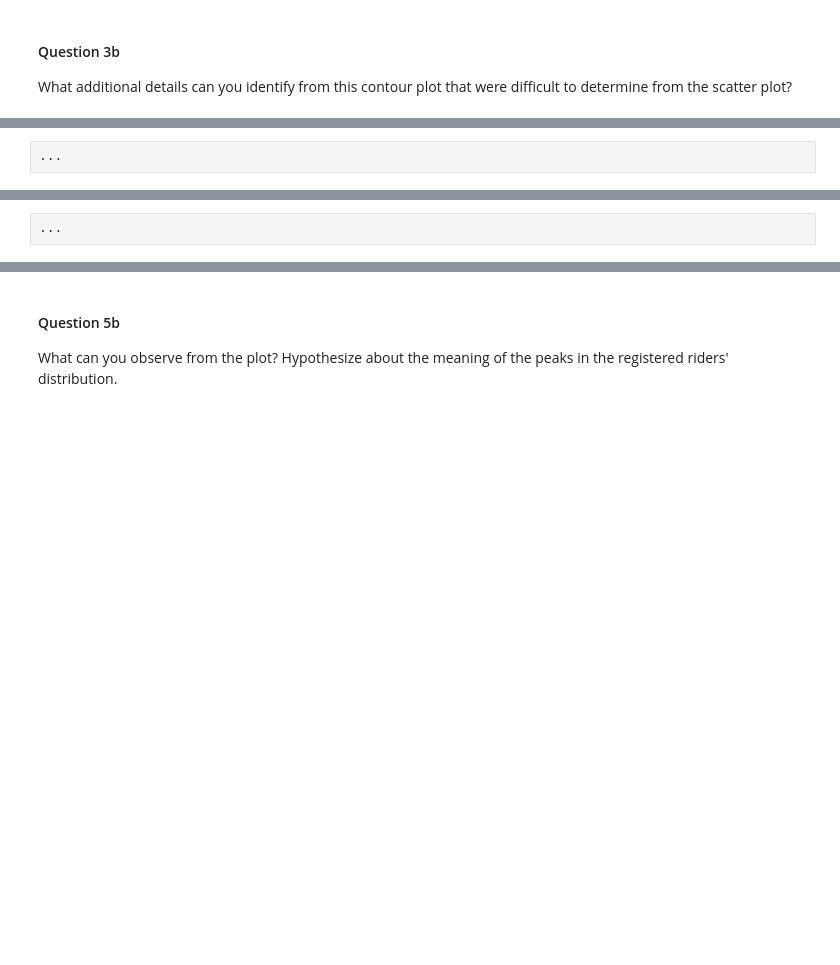
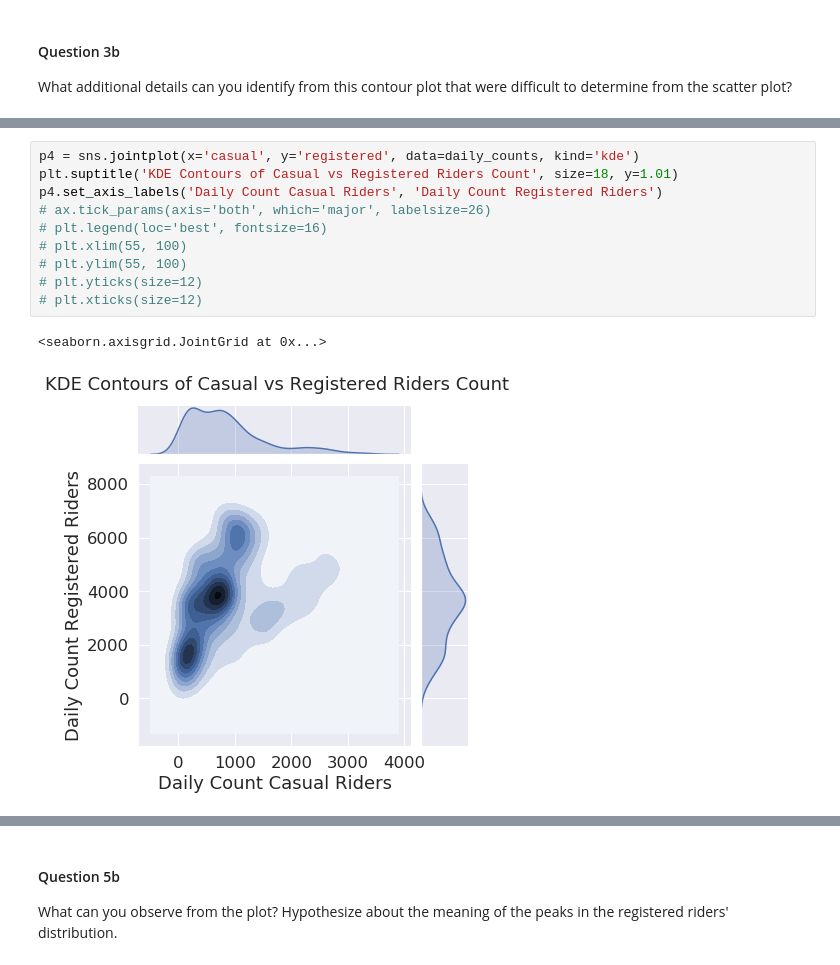
Before and after one commit to zhugeyicixin/DataSci200, a Jupyter notebook: hw/hw2/hw2.ipynb, the cells around one changed output, grey strips where cells are left out. Cells and saved outputs as stored; diff of their text form; blank space fills up the shorter version.

```diff
--- a/hw/hw2/hw2.ipynb
+++ b/hw/hw2/hw2.ipynb
@@ -387,8 +538,19 @@ points: 2
 manual: true
 -->
 <!-- EXPORT TO PDF -->
-# %%
-...
+# %%
+p4 = sns.jointplot(x='casual', y='registered', data=daily_counts, kind='kde')
+plt.suptitle('KDE Contours of Casual vs Registered Riders Count', size=18, y=1.01)
+p4.set_axis_labels('Daily Count Casual Riders', 'Daily Count Registered Riders')
+# ax.tick_params(axis='both', which='major', labelsize=26)
+# plt.legend(loc='best', fontsize=16)
+# plt.xlim(55, 100)
+# plt.ylim(55, 100)
+# plt.yticks(size=12)
+# plt.xticks(size=12)
+# %% [output]
+<seaborn.axisgrid.JointGrid at 0x...>
+[figure, added]
 # %% [markdown]
 ---
 ## 5: Understanding Daily Patterns
@@ -409,5 +571,3 @@ points: 2
 manual: true
 -->
 <!-- EXPORT TO PDF -->
-# %%
-...
```
Also changed, not shown: parts of 43 cells of this notebook.
